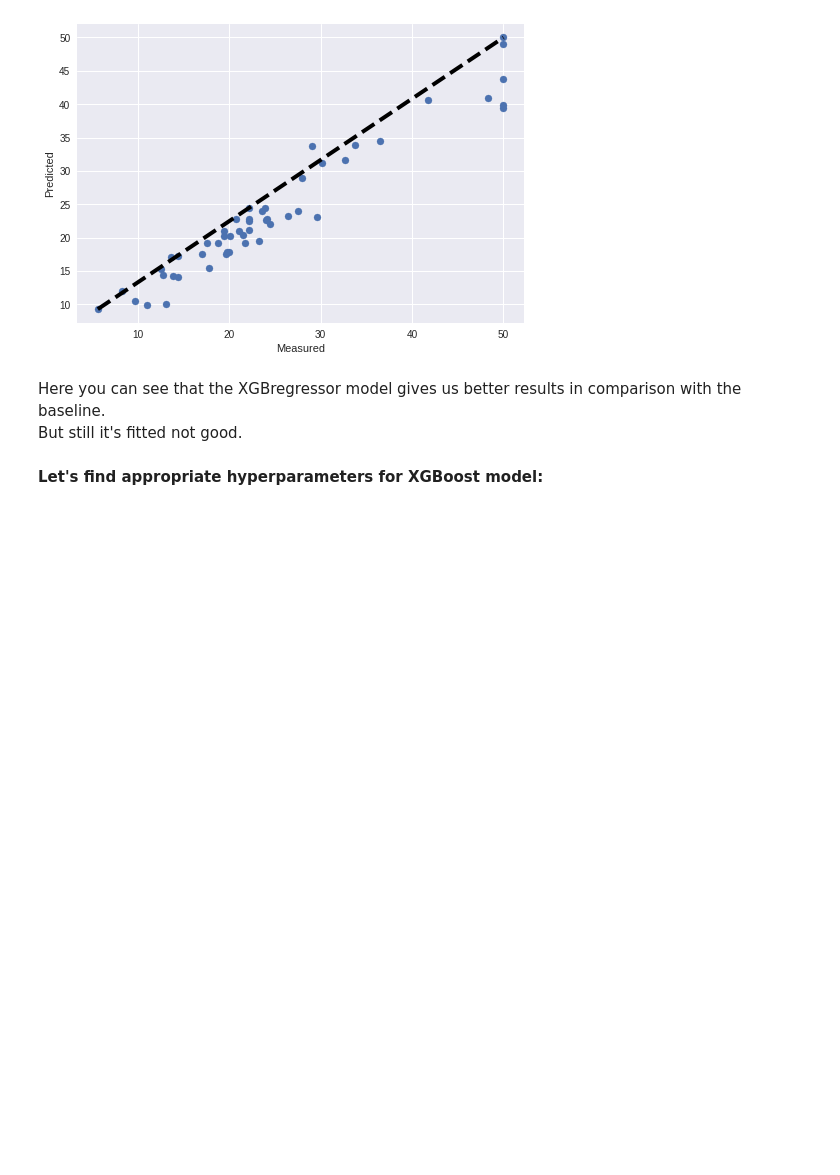
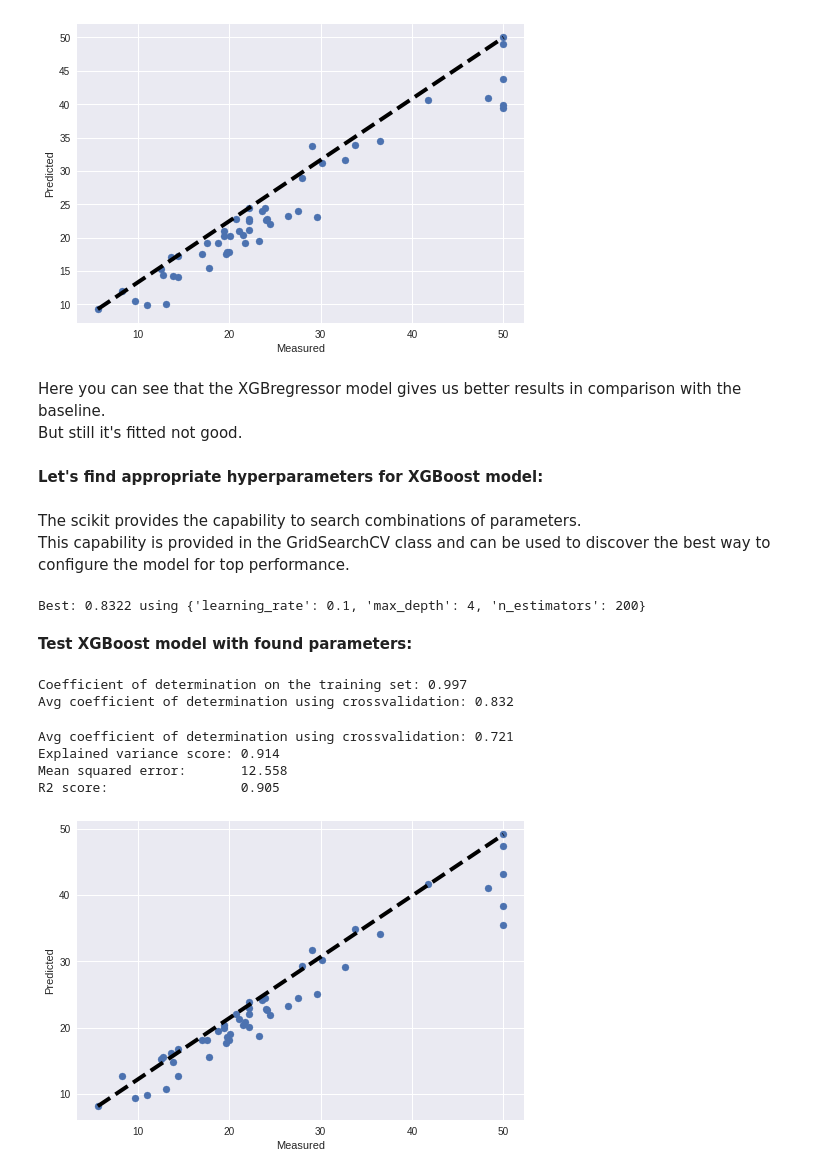
Before and after one commit to TimurPlusPlus/ml_houses_cost_prediction, a Jupyter notebook: ml_homework.ipynb, the cells around one changed output. Cells and saved outputs as stored; diff of their text form; code cells hidden in the pictures; blank space fills up the shorter version.

Commit message:
ADD XGBoost hyperparameters tuning
- Found  appropriate hyperparameters with GridSearchCV
- Fitted and tested model with this parameters
- Wrote conclusion

```diff
--- a/ml_homework.ipynb
+++ b/ml_homework.ipynb
@@ -190,0 +186,3 @@ But still it's fitted not good.
+# %% [markdown]
+The scikit provides the capability to search combinations of parameters.
+This capability is provided in the GridSearchCV class and can be used to discover the best way to configure the model for top performance.
@@ -190,0 +196,25 @@ But still it's fitted not good.
+# %%
+n_estimators = [50, 75, 85, 100, 150, 200, 300]
+max_depth = [2, 3, 4, 5, 6, 8]
+learning_rate = [0.001, 0.01, 0.1]
+param_grid = dict(max_depth=max_depth, n_estimators=n_estimators, learning_rate=learning_rate)
+
+find_best_params(xgboost.XGBRegressor(), param_grid, train_features, train_labels)
+# %% [output]
+Best: 0.8322 using {'learning_rate': 0.1, 'max_depth': 4, 'n_estimators': 200}
+# %% [markdown]
+**Test XGBoost model with found parameters:**
+# %%
+xgb_model_opt = xgboost.XGBRegressor(n_estimators=200, max_depth=4, learning_rate=0.1)
+fit_and_test(xgb_model_opt, train_features, train_labels)
+# %% [output]
+Coefficient of determination on the training set: 0.997
+Avg coefficient of determination using crossvalidation: 0.832
+# %%
+predict_and_evaluate(xgb_model_opt, dev_features, dev_labels)
+# %% [output]
+Avg coefficient of determination using crossvalidation: 0.721
+Explained variance score: 0.914
+Mean squared error:       12.558
+R2 score:                 0.905
+[figure, added]
```
Also changed, not shown: parts of 15 cells of this notebook.
